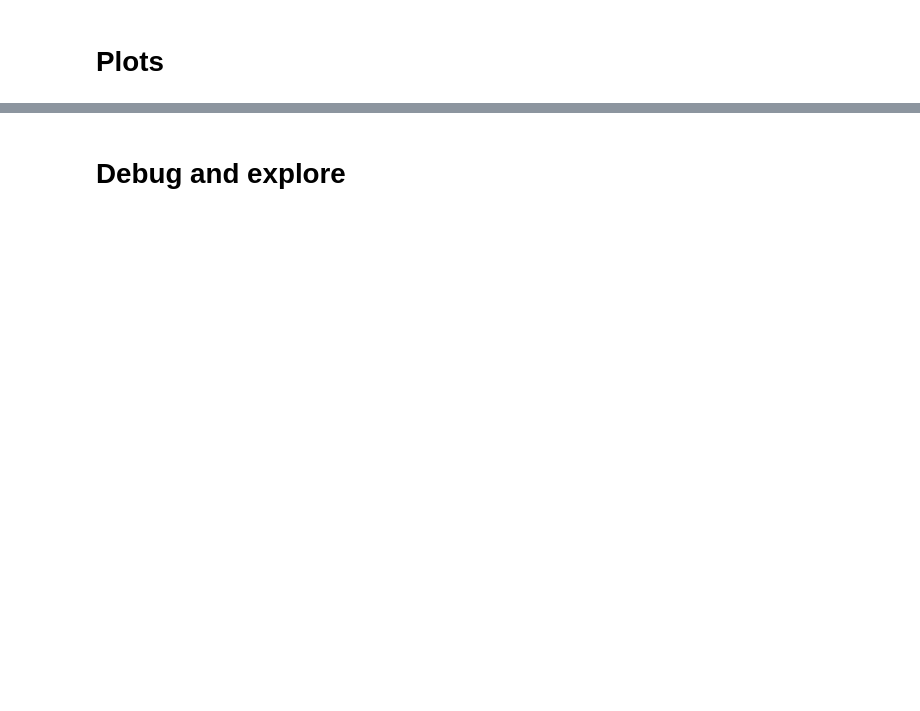
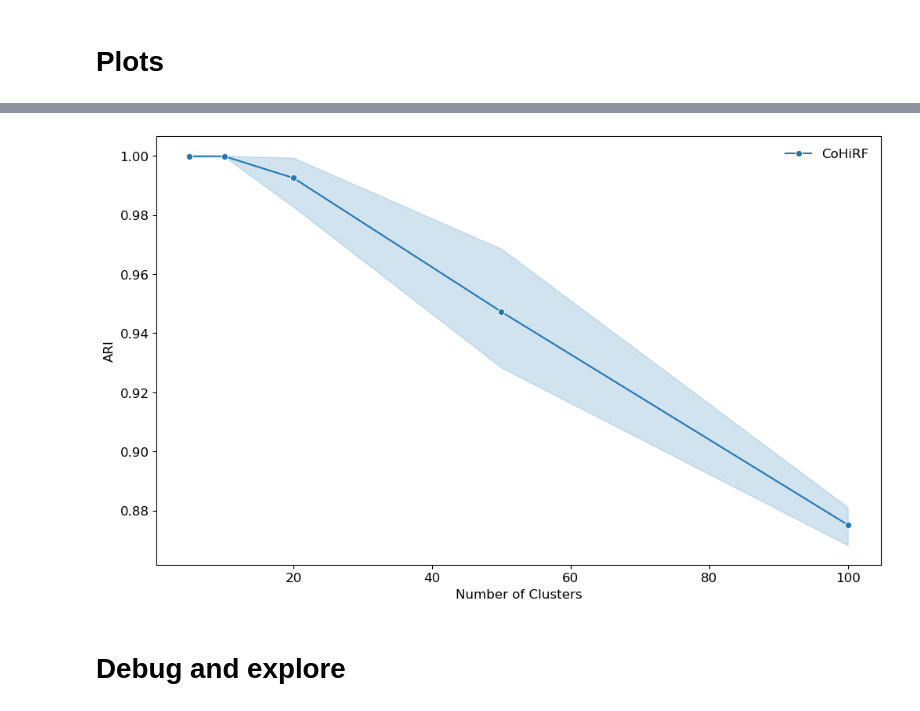
Before and after one commit to BrunoBelucci/cohirf, a Jupyter notebook: analyze_results/analyze_runs_gaussian.ipynb, the cells around one changed output, grey strips where cells are left out. Drawn from its saved outputs; the diff is of its cells as text; code cells hidden in the pictures; blank space fills up the shorter version.

```diff
--- a/analyze_results/analyze_runs_gaussian.ipynb
+++ b/analyze_results/analyze_runs_gaussian.ipynb
@@ -750,3 +456,49 @@ with pd.option_context('display.max_colwidth', None):
+# %%
+n_samples = 1000
+n_features = 1000
+distance = 100
+models_names = {
+    'RecursiveClustering': 'CoHiRF',
+}
+df = df_runs_parents.copy()
+df['n_samples'] = df['n_samples'].astype(int)
+df['n_features'] = df['n_features'].astype(int)
+df['distance'] = df['distance'].astype(float)
+df['n_centers'] = df['n_centers'].astype(int)
+df = df.loc[df['model_nickname'].isin(models_names.keys())]
+df = df.loc[df['n_samples'] == n_samples]
+df = df.loc[df['n_features'] == n_features]
+df = df.loc[df['distance'] == distance]
+df = df.replace({'model_nickname': models_names})
+df = df.rename(columns={'fit_model_return_elapsed_time': 'Time (s)', 'max_memory_used': 'Memory (MB)', 'n_samples': 'Number of samples', 'n_informative_features': 'Number of Informative Features', 'model_nickname': 'Model', 'distance': 'Distance', 'pct_random_features': '% Random Features', 'best_adjusted_rand' : 'ARI', 'n_random_features': 'Number of Random Features', 'n_centers': 'Number of Clusters'})
+plt.style.use('default')
+with mpl.rc_context(rc={
+    'figure.constrained_layout.use': True,
+    'savefig.bbox': 'tight',
+    'figure.figsize': (10, 6),
+    # 'legend.loc': 'upper left',
+    'legend.frameon': False,
+    'font.size': 12,
+    # 'font.family': 'serif',
+    # 'font.serif': 'Times',
+    'text.color': 'black',
+    'grid.color': 'black',
+    'grid.alpha': 0.5,
+}):
+    # fig, axs = plt.subplots(1, 1)
+    # axs = axs.flatten()
+    df_plot = df.copy()
+    # ax = sns.lineplot(data=df_plot, x='Number of Random Features', y='Time (s)', hue='Model', style='Model', markers=True, errorbar='ci', ax=axs[0])
+    # ax.legend().set_visible(False)
+    # ax.set_yscale('log')
+    ax2 = sns.lineplot(data=df_plot, x='Number of Clusters', y='ARI', hue='Model', style='Model', markers=True, errorbar='ci')
+    # ax2.legend().set_visible(False)
+    # ax.legend(title=None, fontsize=8, bbox_to_anchor=(0.0, 1.4), ncols=4)
+    ax2.legend(title=None)
+    plt.savefig(results_dir / f'gaussian_centers_n-samples{n_samples}_n_features{n_features}_distance{distance}.pdf')
+    plt.show()
+# %% [output]
+[figure, added]
 # %% [markdown]
 # Debug and explore
 # %%
```
Also changed, not shown: parts of 39 cells of this notebook, 30 other files.
